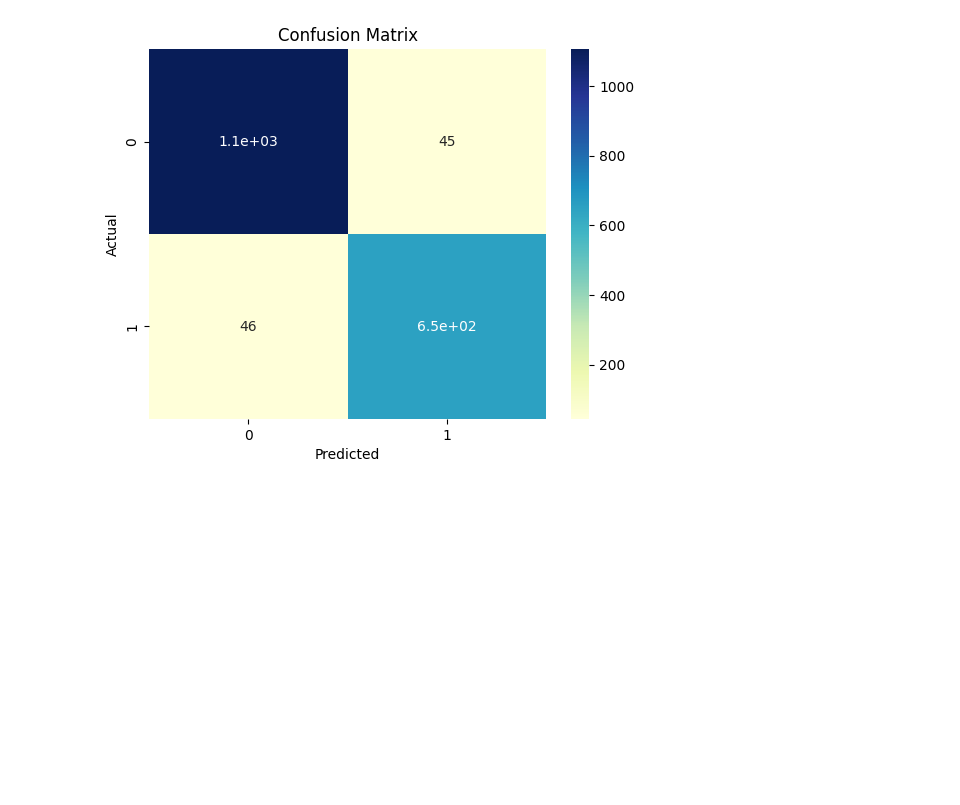
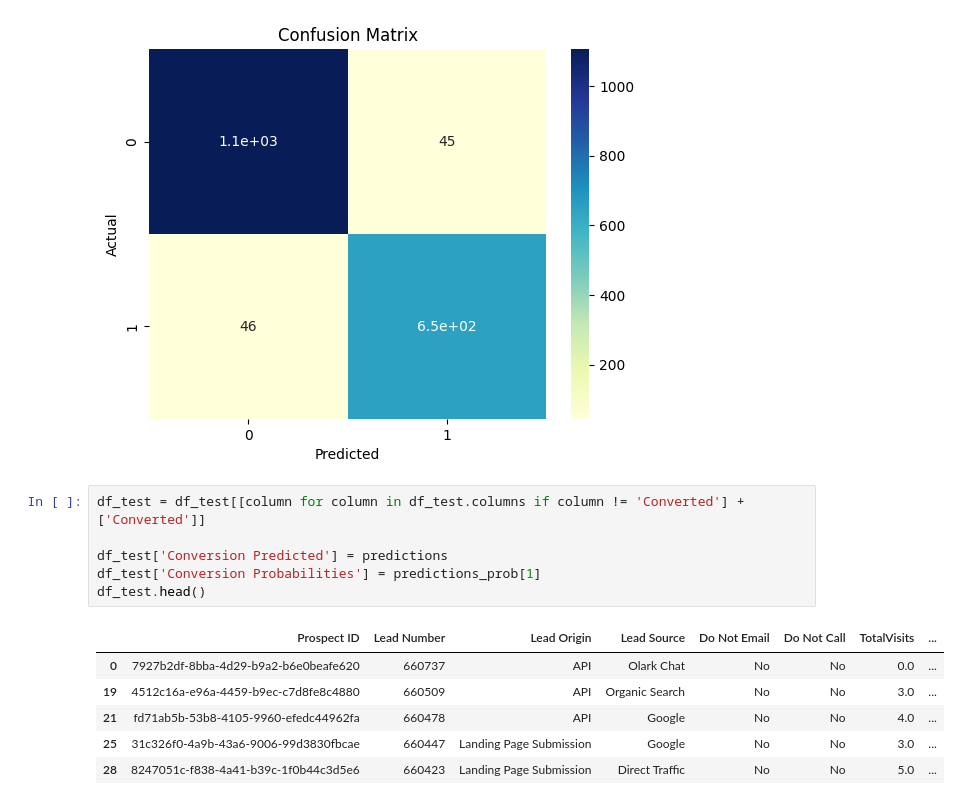
Before and after one commit to thiagosmpa/3_lead-score-classification, a Jupyter notebook: main.ipynb, the cells around one changed output. Saved outputs shown, nothing was run; the diff lists cells and outputs as text; blank space fills up the shorter version.

```diff
--- a/main.ipynb
+++ b/main.ipynb
@@ -332,3 +337,16 @@ plt.title('Confusion Matrix')
 plt.show()
 # %% [output]
 [figure]
+# %%
+df_test = df_test[[column for column in df_test.columns if column != 'Converted'] + ['Converted']]
+
+df_test['Conversion Predicted'] = predictions
+df_test['Conversion Probabilities'] = predictions_prob[1]
+df_test.head()
+# %% [output]
+|  | Prospect ID | Lead Number | Lead Origin | Lead Source | Do Not Email | Do Not Call | TotalVisits | ... |
+| 0 | 7927b2df-8bba-4d29-b9a2-b6e0beafe620 | 660737 | API | Olark Chat | No | No | 0.0 | ... |
+| 19 | 4512c16a-e96a-4459-b9ec-c7d8fe8c4880 | 660509 | API | Organic Search | No | No | 3.0 | ... |
+| 21 | fd71ab5b-53b8-4105-9960-efedc44962fa | 660478 | API | Google | No | No | 4.0 | ... |
+| 25 | 31c326f0-4a9b-43a6-9006-99d3830fbcae | 660447 | Landing Page Submission | Google | No | No | 3.0 | ... |
+| 28 | 8247051c-f838-4a41-b39c-1f0b44c3d5e6 | 660423 | Landing Page Submission | Direct Traffic | No | No | 5.0 | ... |
```
Also changed, not shown: parts of 2 cells of this notebook, 10 other files.
